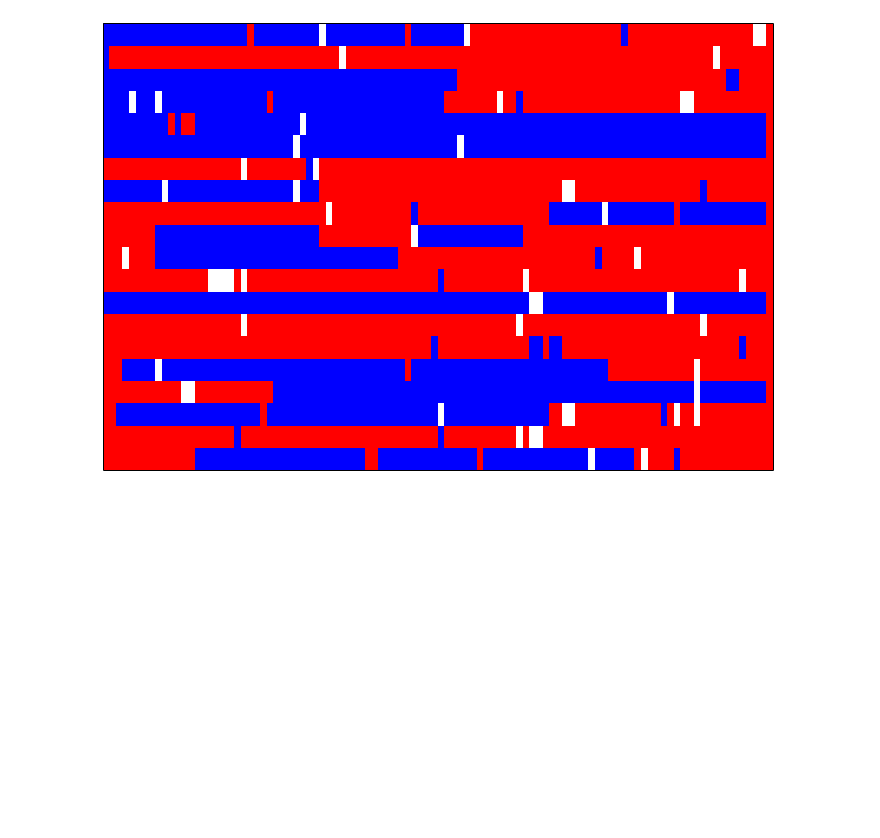
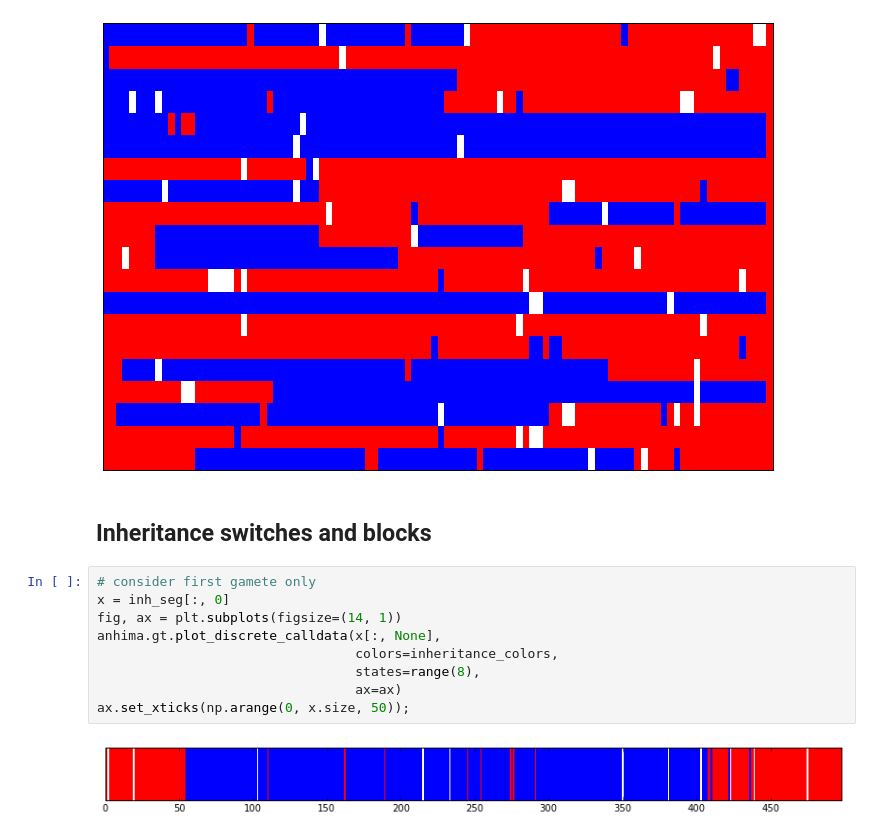
Before and after one commit to alimanfoo/anhima, a Jupyter notebook: examples/ped.ipynb, the cells around one changed output. Saved outputs shown, nothing was run; the diff lists cells and outputs as text; blank space fills up the shorter version.

Commit message:
closes #28 with support for tabulating inheritance switches and blocks

```diff
--- a/examples/ped.ipynb
+++ b/examples/ped.ipynb
@@ -174,3 +176,16 @@ anhima.gt.plot_discrete_calldata(inh_imputed,
                                  ax=ax);
 # %% [output]
 [figure]
+# %% [markdown]
+## Inheritance switches and blocks
+# %%
+# consider first gamete only
+x = inh_seg[:, 0]
+fig, ax = plt.subplots(figsize=(14, 1))
+anhima.gt.plot_discrete_calldata(x[:, None],
+                                 colors=inheritance_colors,
+                                 states=range(8),
+                                 ax=ax)
+ax.set_xticks(np.arange(0, x.size, 50));
+# %% [output]
+[figure, added]
```
Also changed, not shown: parts of 15 cells of this notebook, 4 other files.
